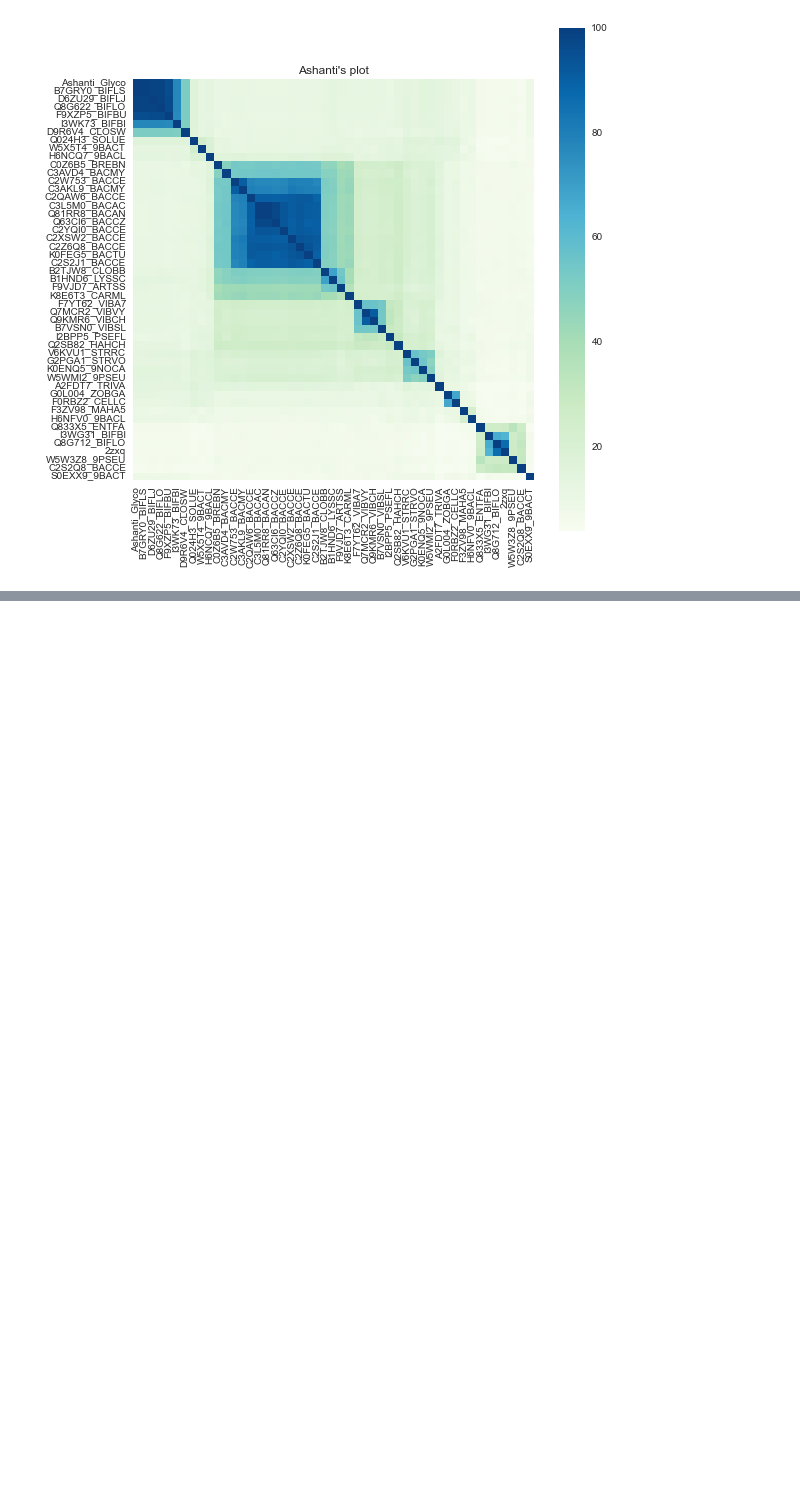
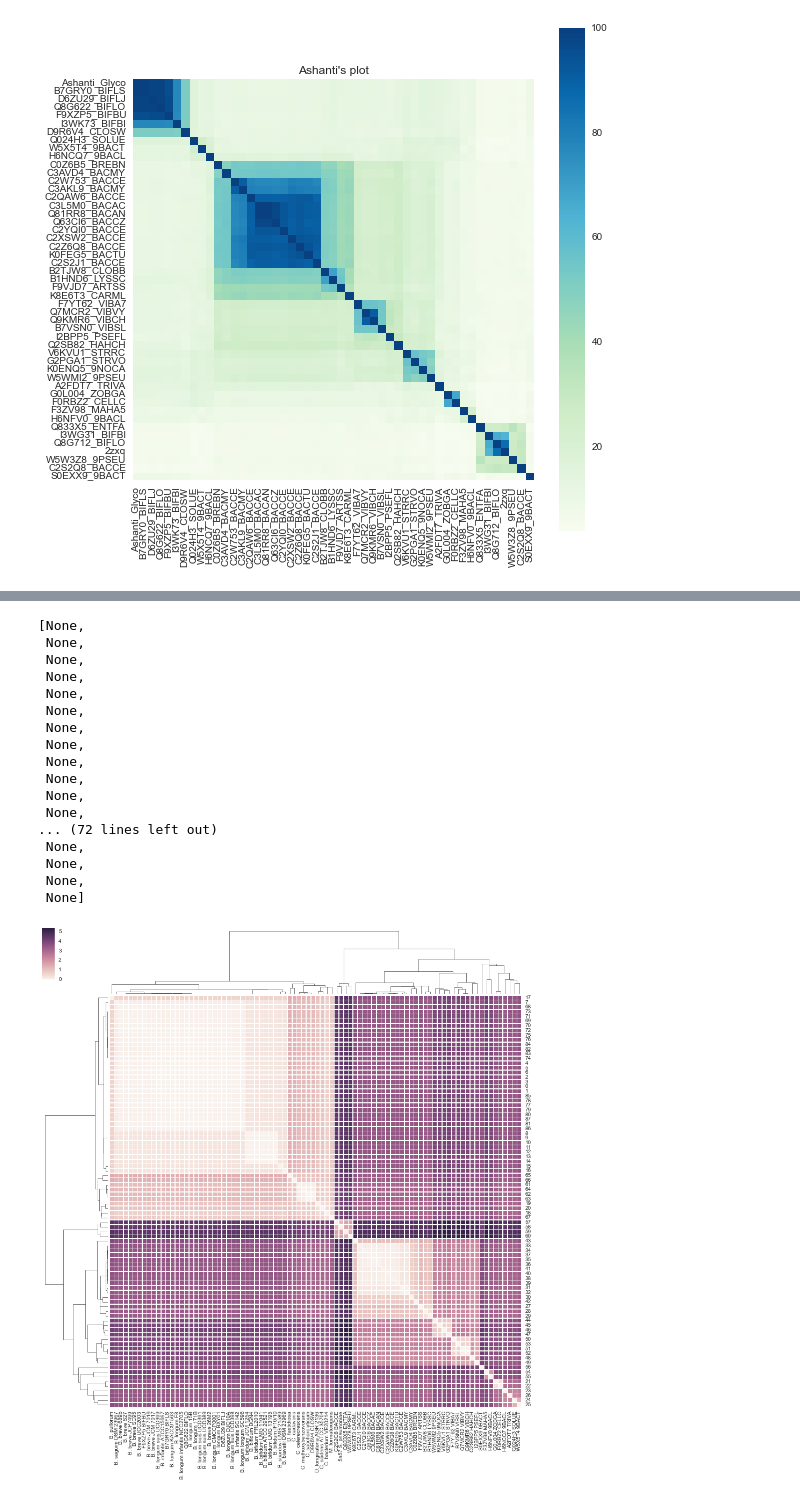
Before and after one commit to subunitA/Thesis_Images, a Jupyter notebook: HMMR Similarity Matrix.ipynb, the cells around one changed output, grey strips where cells are left out. Drawn from its saved outputs; the diff is of its cells as text; code cells hidden in the pictures; blank space fills up the shorter version.

```diff
--- a/HMMR Similarity Matrix.ipynb
+++ b/HMMR Similarity Matrix.ipynb
@@ -80,0 +174,37 @@ NameError: name 'good_loci' is not defined
+# %%
+import skbio
+import scipy
+import seaborn
+
+pftree = skbio.tree.TreeNode.read( 'Distance_Matrix_Seq_Tree.tree' )
+pftree.root_at_midpoint()
+pfdm = pftree.tip_tip_distances()
+
+linkage = scipy.cluster.hierarchy.linkage( pfdm.data )
+
+##cmap = seaborn.cubehelix_palette(as_cmap=True, rot=-.3, light=1, reverse=True)
+p = seaborn.clustermap( pfdm.data, row_linkage=linkage, col_linkage=linkage,
+                        xticklabels=pfdm.ids, linewidth=0.5,
+                       figsize=(16, 16), square=True)
+
+plt.setp(p.ax_heatmap.yaxis.get_majorticklabels(), rotation=0)
+plt.setp(p.ax_heatmap.xaxis.get_majorticklabels(), rotation=90)
+# %% [output]
+[None,
+ None,
+ None,
+ None,
+ None,
+ None,
+ None,
+ None,
+ None,
+ None,
+ None,
+ None,
+... (72 lines left out)
+ None,
+ None,
+ None,
+ None]
+[figure, added]
```
Also changed, not shown: parts of 11 cells of this notebook, 3 other files.
